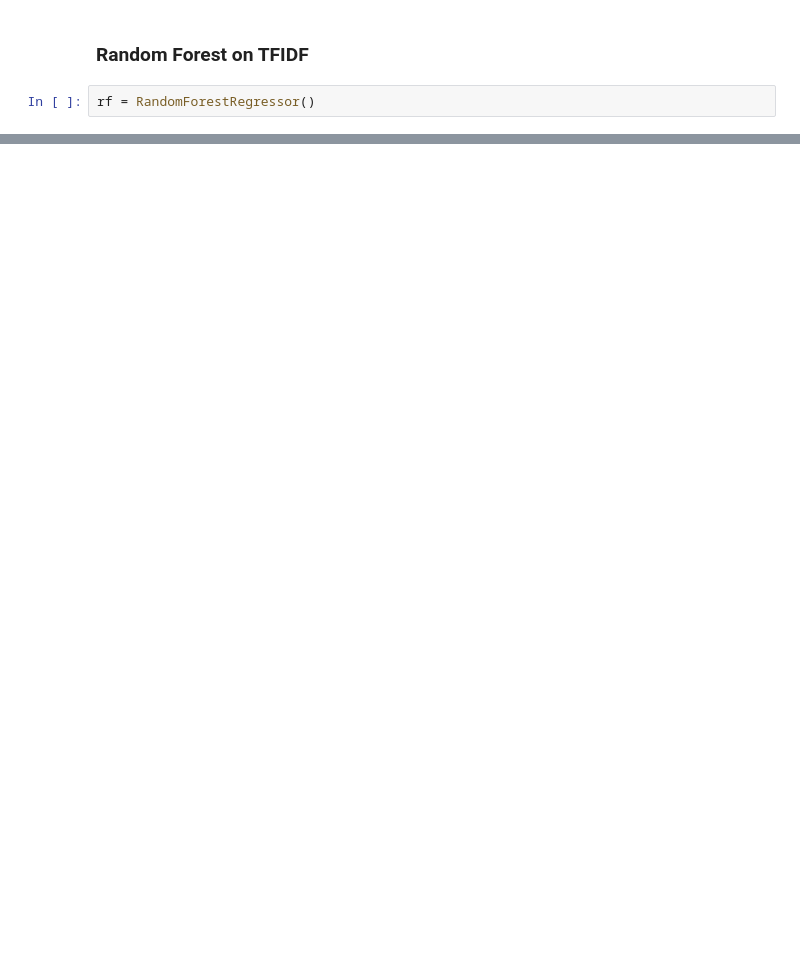
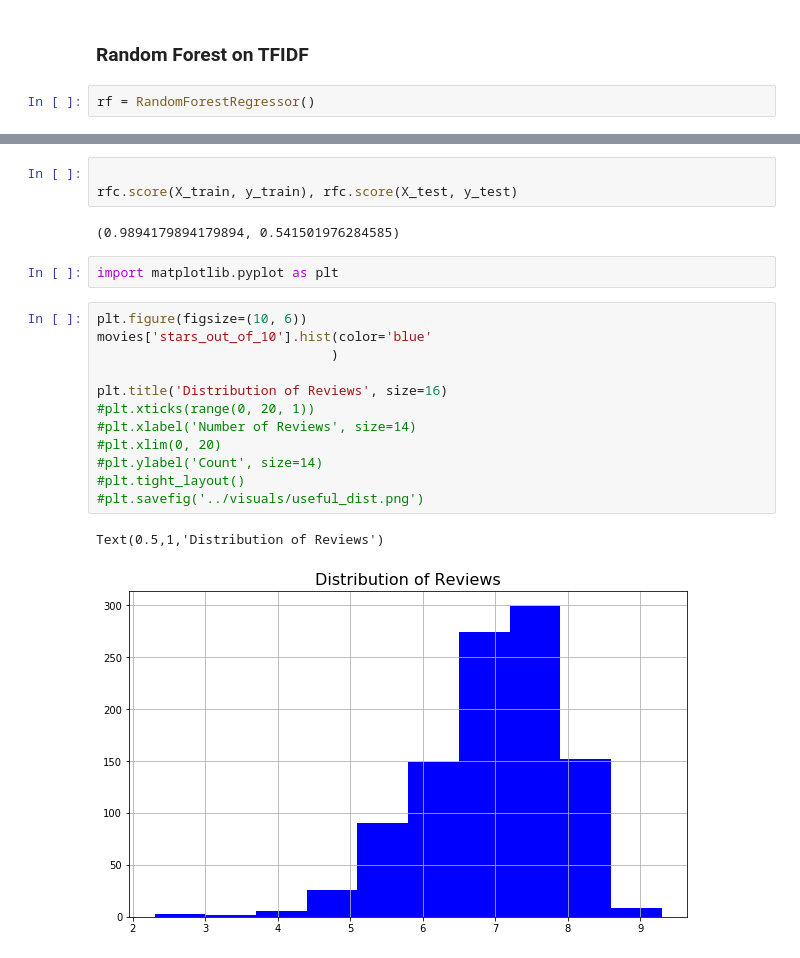
Before and after one commit to JCWilburn/Movie-Script-Analysis, a Jupyter notebook: 3. CountVectorizing, TFIDF, Regression Models.ipynb, the cells around one changed output, grey strips where cells are left out. Cells and saved outputs as stored; diff of their text form; blank space fills up the shorter version.

```diff
--- a/3. CountVectorizing, TFIDF, Regression Models.ipynb
+++ b/3. CountVectorizing, TFIDF, Regression Models.ipynb
@@ -404,0 +505,22 @@ rf.score(X_train, y_train), rf.score(X_test, y_test)
+# %%
+
+rfc.score(X_train, y_train), rfc.score(X_test, y_test)
+# %% [output]
+(0.9894179894179894, 0.541501976284585)
+# %%
+import matplotlib.pyplot as plt
+# %%
+plt.figure(figsize=(10, 6))
+movies['stars_out_of_10'].hist(color='blue'
+                              )
+
+plt.title('Distribution of Reviews', size=16)
+#plt.xticks(range(0, 20, 1))
+#plt.xlabel('Number of Reviews', size=14)
+#plt.xlim(0, 20)
+#plt.ylabel('Count', size=14)
+#plt.tight_layout()
+#plt.savefig('../visuals/useful_dist.png')
+# %% [output]
+Text(0.5,1,'Distribution of Reviews')
+[figure, added]
```
Also changed, not shown: parts of 44 cells of this notebook, 1 other file.
